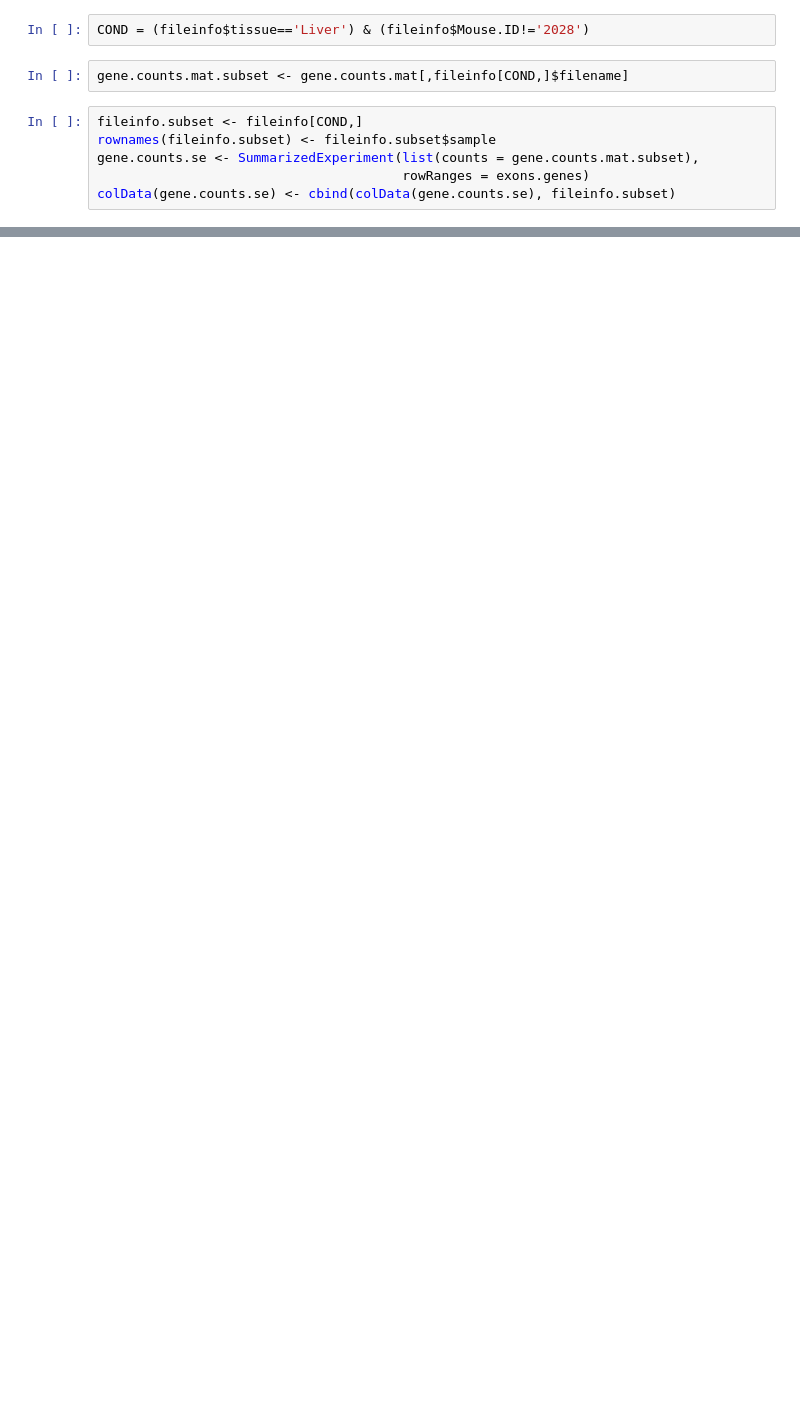
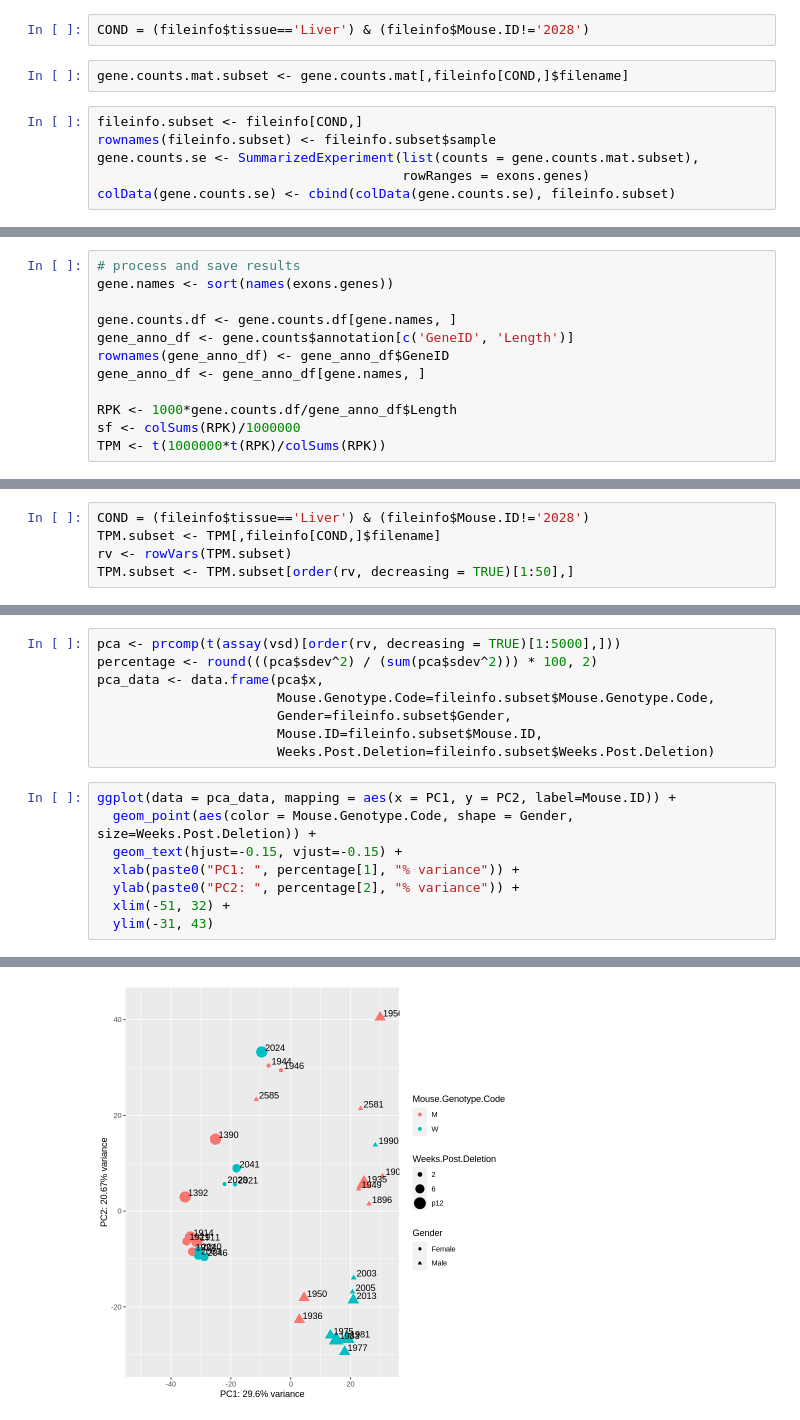
Before and after one commit to z2e2/metabolic_analysis, a Jupyter notebook: 2_generate_gene_counts_liver.ipynb, the cells around one changed output, grey strips where cells are left out. Saved outputs shown, nothing was run; the diff lists cells and outputs as text; blank space fills up the shorter version.

```diff
--- a/2_generate_gene_counts_liver.ipynb
+++ b/2_generate_gene_counts_liver.ipynb
@@ -239,0 +249,12 @@ Warning message:
+# %%
+# process and save results
+gene.names <- sort(names(exons.genes))
+
+gene.counts.df <- gene.counts.df[gene.names, ]
+gene_anno_df <- gene.counts$annotation[c('GeneID', 'Length')]
+rownames(gene_anno_df) <- gene_anno_df$GeneID
+gene_anno_df <- gene_anno_df[gene.names, ]
+
+RPK <- 1000*gene.counts.df/gene_anno_df$Length
+sf <- colSums(RPK)/1000000
+TPM <- t(1000000*t(RPK)/colSums(RPK))
@@ -239,0 +263,5 @@ Warning message:
+# %%
+COND = (fileinfo$tissue=='Liver') & (fileinfo$Mouse.ID!='2028')
+TPM.subset <- TPM[,fileinfo[COND,]$filename]
+rv <- rowVars(TPM.subset)
+TPM.subset <- TPM.subset[order(rv, decreasing = TRUE)[1:50],]
@@ -239,0 +296,17 @@ Warning message:
+# %%
+pca <- prcomp(t(assay(vsd)[order(rv, decreasing = TRUE)[1:5000],]))
+percentage <- round(((pca$sdev^2) / (sum(pca$sdev^2))) * 100, 2)
+pca_data <- data.frame(pca$x,
+                       Mouse.Genotype.Code=fileinfo.subset$Mouse.Genotype.Code,
+                       Gender=fileinfo.subset$Gender,
+                       Mouse.ID=fileinfo.subset$Mouse.ID,
+                       Weeks.Post.Deletion=fileinfo.subset$Weeks.Post.Deletion)
+# %%
+ggplot(data = pca_data, mapping = aes(x = PC1, y = PC2, label=Mouse.ID)) +
+  geom_point(aes(color = Mouse.Genotype.Code, shape = Gender, size=Weeks.Post.Deletion)) +
+  geom_text(hjust=-0.15, vjust=-0.15) +
+  xlab(paste0("PC1: ", percentage[1], "% variance")) +
+  ylab(paste0("PC2: ", percentage[2], "% variance")) +
+  xlim(-51, 32) +
+  ylim(-31, 43)
+# %% [output]
@@ -239,0 +319 @@ Warning message:
+[figure, added]
```
Also changed, not shown: parts of 8 cells of this notebook, 2 other files.
